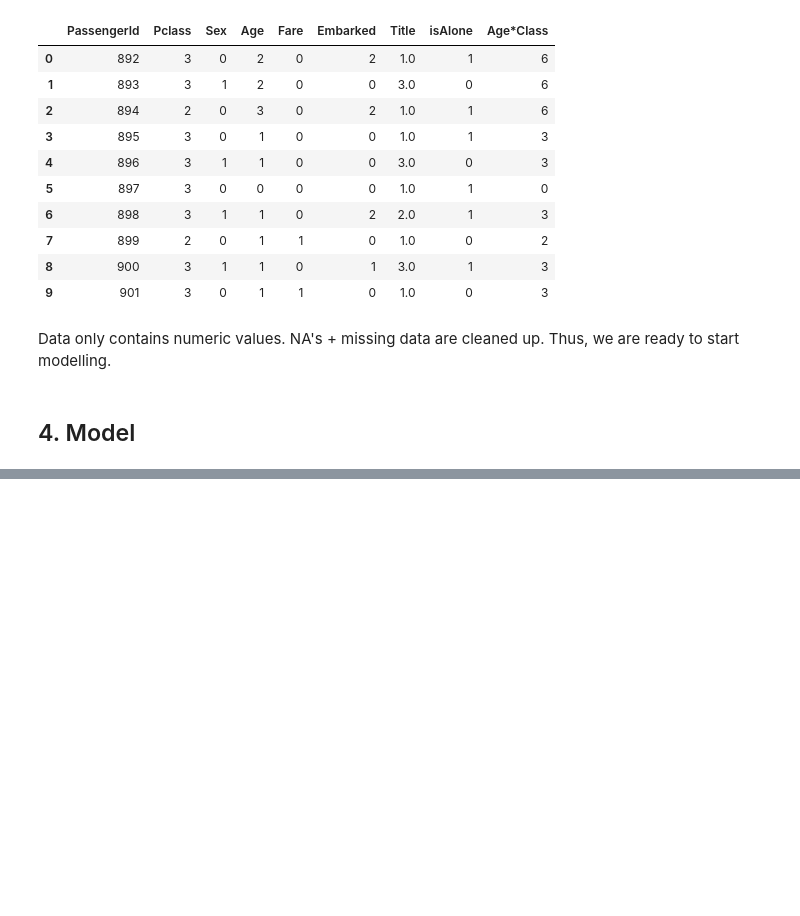
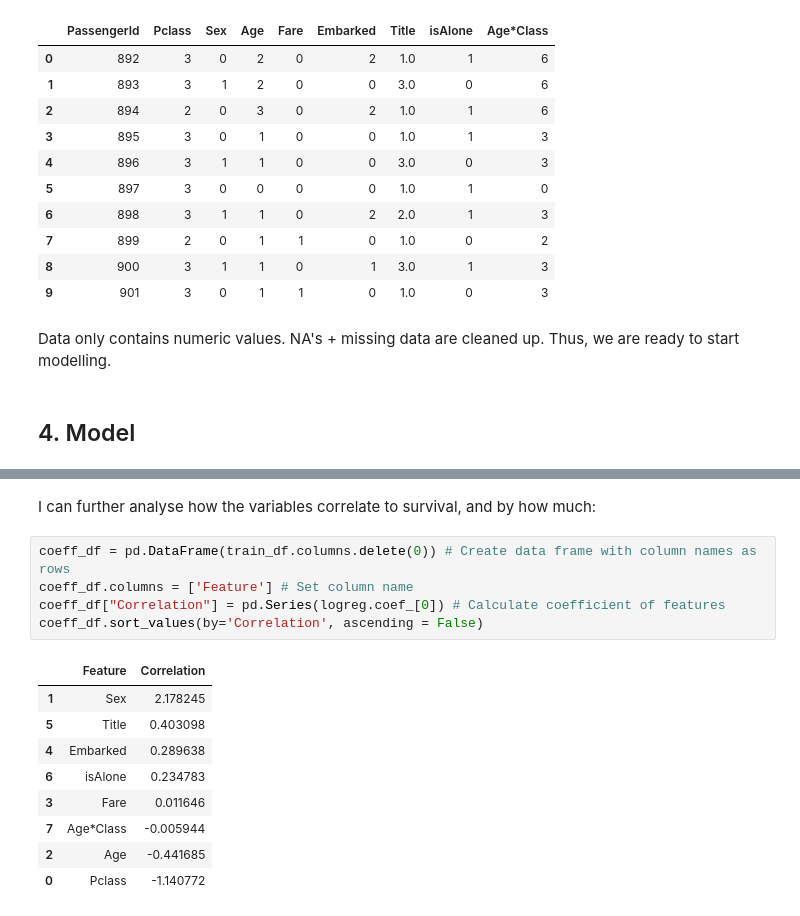
Before and after one commit to alexpberger/titanic-analysis-and-predictions, a Jupyter notebook: Titanic Survival Prediction.ipynb, the cells around one changed output, grey strips where cells are left out. Cells and saved outputs as stored; diff of their text form; blank space fills up the shorter version.

```diff
--- a/Titanic Survival Prediction.ipynb
+++ b/Titanic Survival Prediction.ipynb
@@ -645,0 +684,17 @@ Data only contains numeric values. NA's + missing data are cleaned up. Thus, we
+# %% [markdown]
+I can further analyse how the variables correlate to survival, and by how much:
+# %%
+coeff_df = pd.DataFrame(train_df.columns.delete(0)) # Create data frame with column names as rows
+coeff_df.columns = ['Feature'] # Set column name
+coeff_df["Correlation"] = pd.Series(logreg.coef_[0]) # Calculate coefficient of features
+coeff_df.sort_values(by='Correlation', ascending = False)
+# %% [output]
+|  | Feature | Correlation |
+| 1 | Sex | 2.178245 |
+| 5 | Title | 0.403098 |
+| 4 | Embarked | 0.289638 |
+| 6 | isAlone | 0.234783 |
+| 3 | Fare | 0.011646 |
+| 7 | Age*Class | -0.005944 |
+| 2 | Age | -0.441685 |
+| 0 | Pclass | -1.140772 |
```
Also changed, not shown: parts of 41 cells of this notebook, 1 other file.
